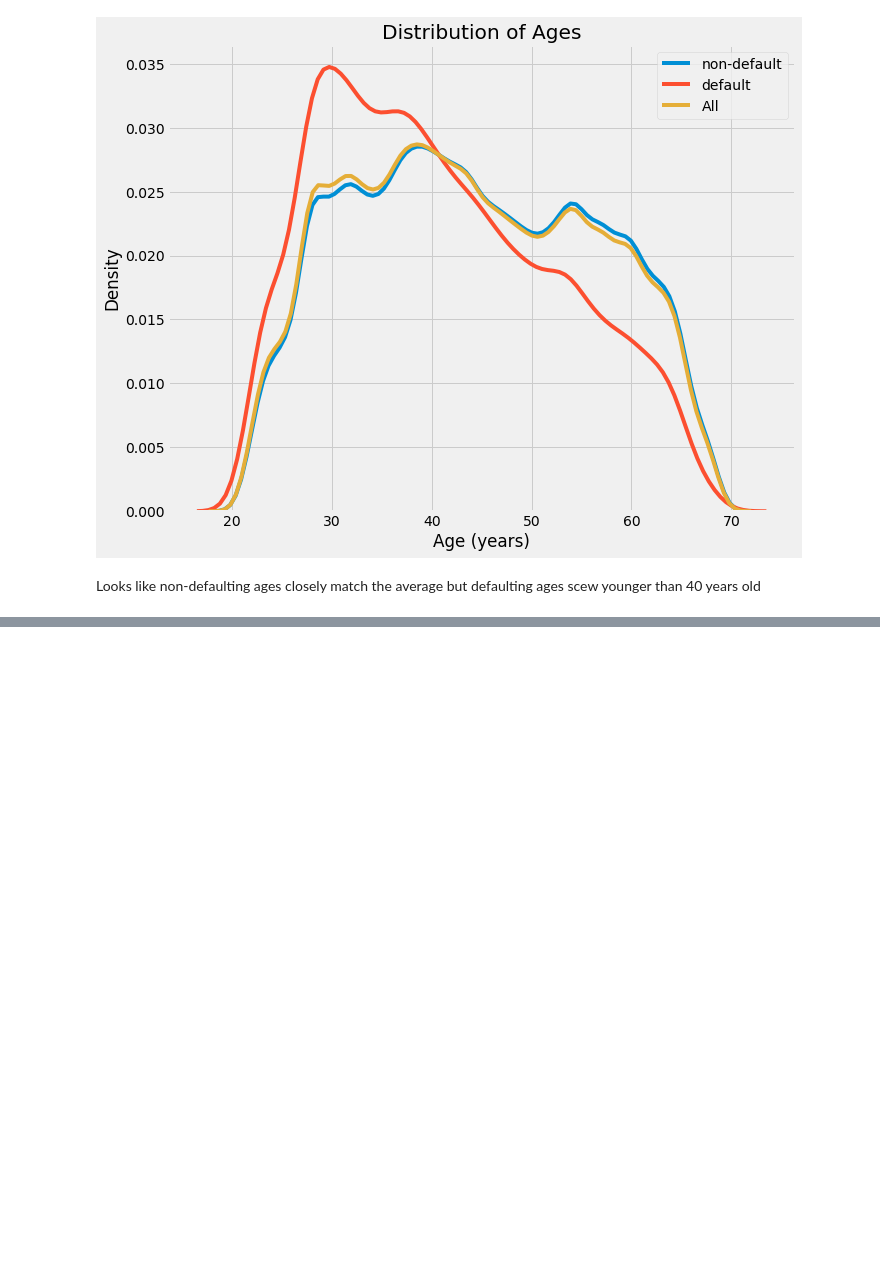
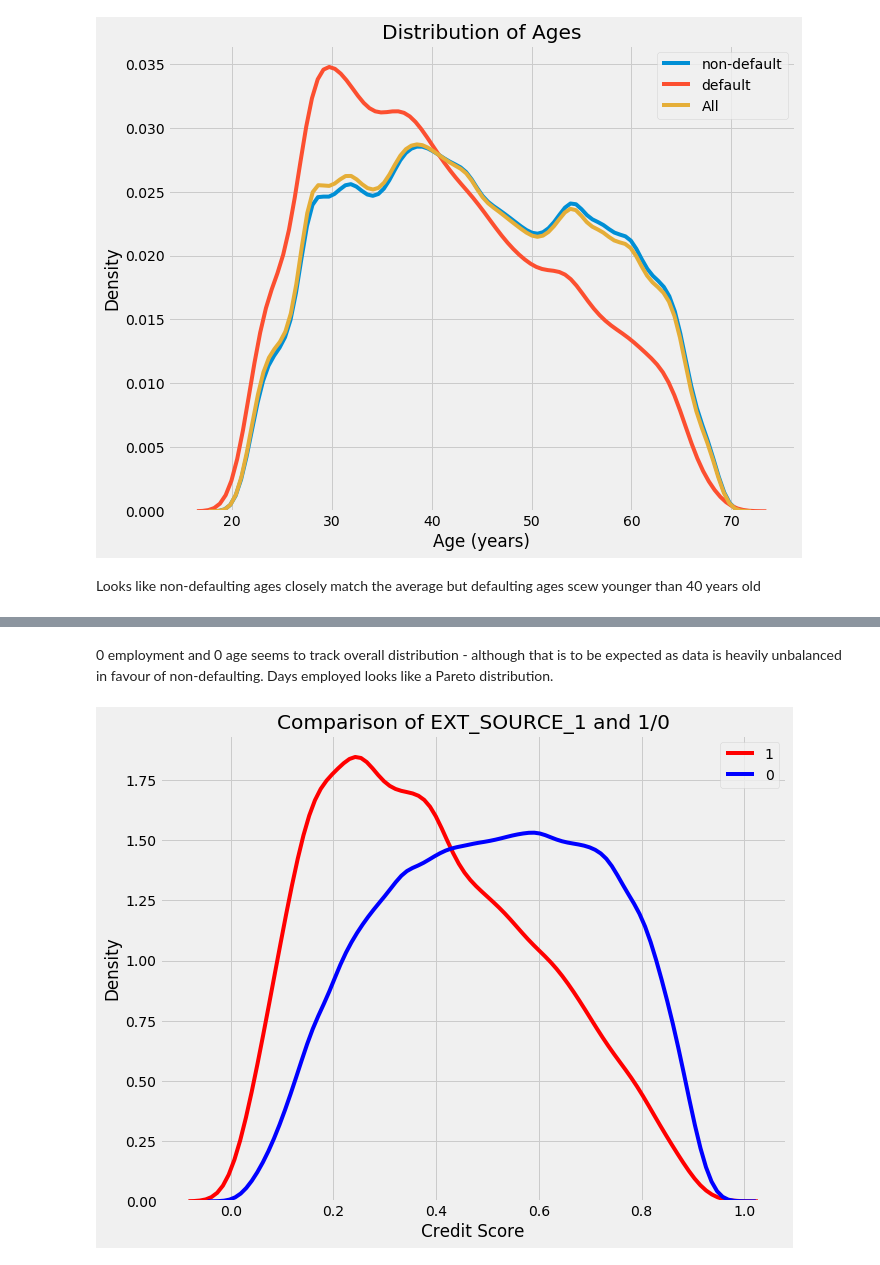
Before and after one commit to LegalEd/unbankedcredit, a Jupyter notebook: unbankedcredit.ipynb, the cells around one changed output, grey strips where cells are left out. Cells and saved outputs as stored; diff of their text form; code cells hidden in the pictures; blank space fills up the shorter version.

```diff
--- a/unbankedcredit.ipynb
+++ b/unbankedcredit.ipynb
@@ -534,0 +548,15 @@ Looks like non-defaulting ages closely match the average but defaulting ages sce
+# %% [markdown]
+
+0 employment and 0 age seems to track overall distribution - although that is to be expected as data is heavily unbalanced in favour of non-defaulting. Days employed looks like a Pareto distribution.
+# %%
+plt.figure(figsize = (10, 8))
+ext_df = app_train2[app_train2.EXT_SOURCE_1.notnull()]
+
+sns.kdeplot(ext_df.loc[(ext_df['TARGET'] == 1), 'EXT_SOURCE_1'], label = "1", color='r')
+sns.kdeplot(ext_df.loc[(ext_df['TARGET'] == 0), 'EXT_SOURCE_1'], label = "0", color='b')
+
+
+# # Labeling of plot
+plt.xlabel('Credit Score'); plt.ylabel('Density'); plt.title('Comparison of EXT_SOURCE_1 and 1/0');
+# %% [output]
+[figure, added]
```
Also changed, not shown: parts of 15 cells of this notebook.
